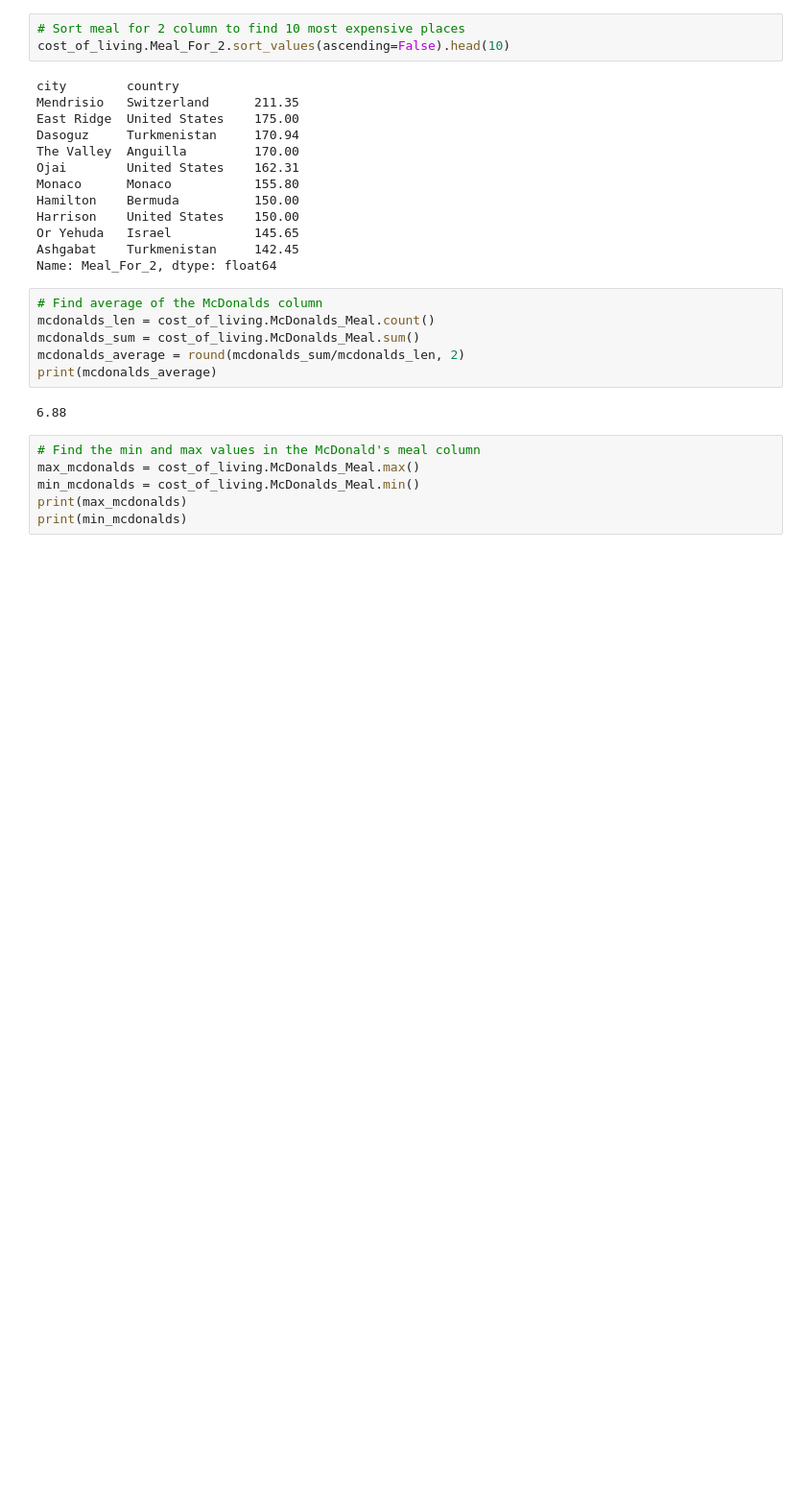
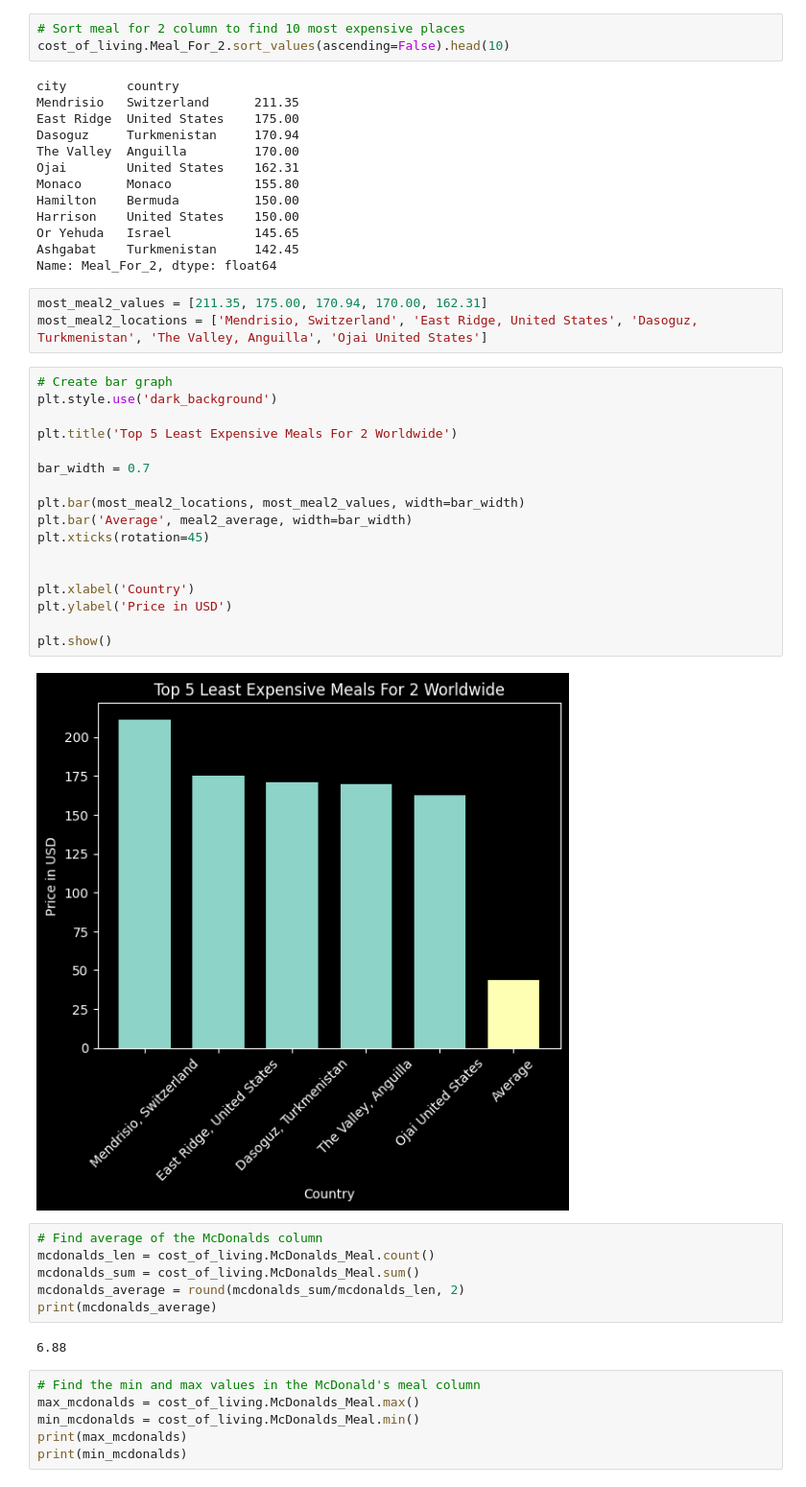
Before and after one commit to philiprobertovich/team-week-project, a Jupyter notebook: phil-project.ipynb, the cells around one changed output. Shown at 96% size. Cells and saved outputs as stored; diff of their text form; blank space fills up the shorter version.

```diff
--- a/phil-project.ipynb
+++ b/phil-project.ipynb
@@ -271,6 +301,28 @@ Harrison    United States    150.00
 Or Yehuda   Israel           145.65
 Ashgabat    Turkmenistan     142.45
 Name: Meal_For_2, dtype: float64
+# %%
+most_meal2_values = [211.35, 175.00, 170.94, 170.00, 162.31]
+most_meal2_locations = ['Mendrisio, Switzerland', 'East Ridge, United States', 'Dasoguz, Turkmenistan', 'The Valley, Anguilla', 'Ojai United States']
+# %%
+# Create bar graph
+plt.style.use('dark_background')
+
+plt.title('Top 5 Least Expensive Meals For 2 Worldwide')
+
+bar_width = 0.7
+
+plt.bar(most_meal2_locations, most_meal2_values, width=bar_width)
+plt.bar('Average', meal2_average, width=bar_width)
+plt.xticks(rotation=45)
+
+
+plt.xlabel('Country')
+plt.ylabel('Price in USD')
+
+plt.show()
+# %% [output]
+[figure, added]
 # %%
 # Find average of the McDonalds column
 mcdonalds_len = cost_of_living.McDonalds_Meal.count()
```
Also changed, not shown: parts of 3 cells of this notebook.
